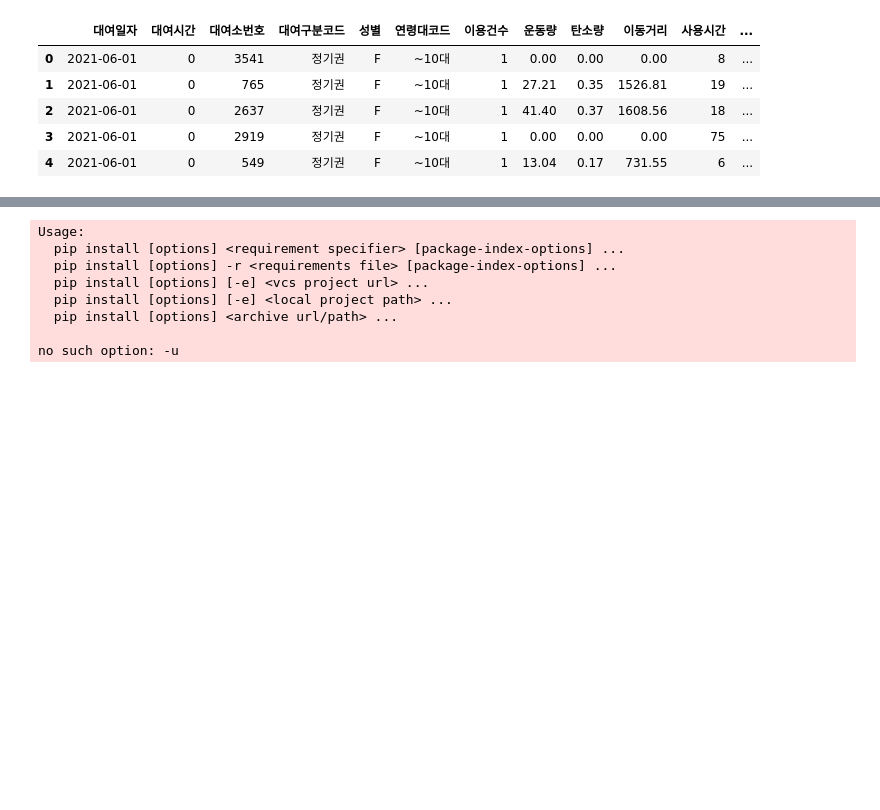
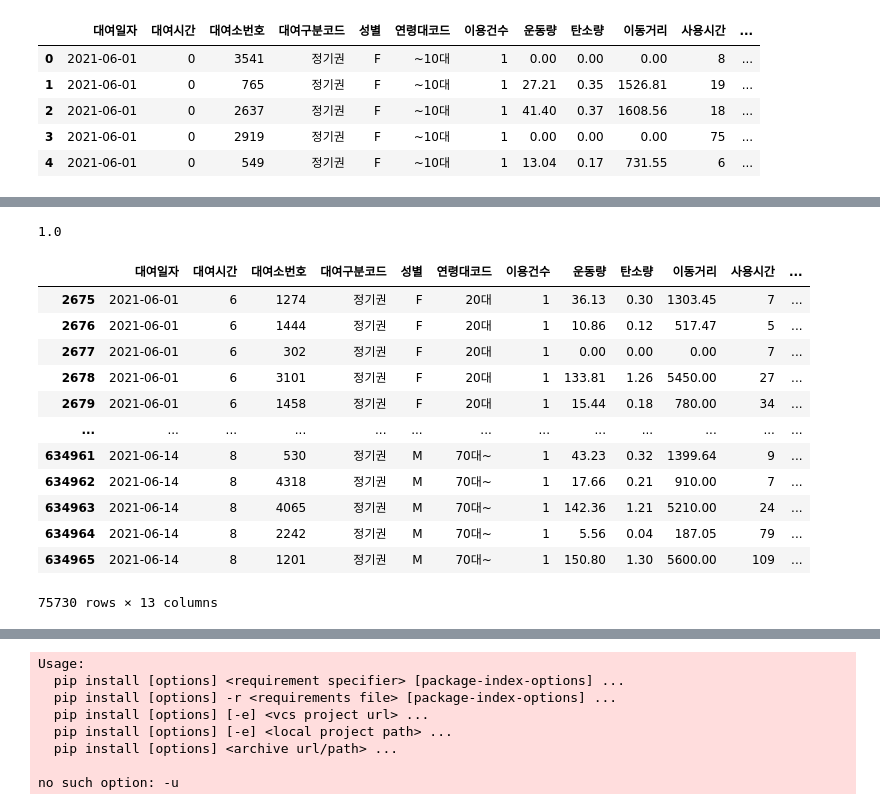
Before and after one commit to hyunji2776/bigdata, a Jupyter notebook: DataManim_Type1_Excercise.ipynb, the cells around one changed output, grey strips where cells are left out. Drawn from its saved outputs; the diff is of its cells as text; code cells hidden in the pictures; blank space fills up the shorter version.

```diff
--- a/DataManim_Type1_Excercise.ipynb
+++ b/DataManim_Type1_Excercise.ipynb
@@ -904,0 +1075,6 @@ df.head()
+# %%
+ten = df[(df['연령대코드']=='~10대') & (df['대여일자']=='2021-06-07')]
+ten.reset_index(drop=True, inplace=True)
+ten['이용건수'].median()
+# %% [output]
+1.0
@@ -904,0 +1084,17 @@ df.head()
+# %%
+ans = df[(df['day_name'].isin(['Monday','Tuesday','Wednesday','Thursday','Friday'])) & (df['대여시간'].isin(['6','7','8']))]
+ans
+# %% [output]
+|  | 대여일자 | 대여시간 | 대여소번호 | 대여구분코드 | 성별 | 연령대코드 | 이용건수 | 운동량 | 탄소량 | 이동거리 | 사용시간 | ... |
+| 2675 | 2021-06-01 | 6 | 1274 | 정기권 | F | 20대 | 1 | 36.13 | 0.30 | 1303.45 | 7 | ... |
+| 2676 | 2021-06-01 | 6 | 1444 | 정기권 | F | 20대 | 1 | 10.86 | 0.12 | 517.47 | 5 | ... |
+| 2677 | 2021-06-01 | 6 | 302 | 정기권 | F | 20대 | 1 | 0.00 | 0.00 | 0.00 | 7 | ... |
+| 2678 | 2021-06-01 | 6 | 3101 | 정기권 | F | 20대 | 1 | 133.81 | 1.26 | 5450.00 | 27 | ... |
+| 2679 | 2021-06-01 | 6 | 1458 | 정기권 | F | 20대 | 1 | 15.44 | 0.18 | 780.00 | 34 | ... |
+| ... | ... | ... | ... | ... | ... | ... | ... | ... | ... | ... | ... | ... |
+| 634961 | 2021-06-14 | 8 | 530 | 정기권 | M | 70대~ | 1 | 43.23 | 0.32 | 1399.64 | 9 | ... |
+| 634962 | 2021-06-14 | 8 | 4318 | 정기권 | M | 70대~ | 1 | 17.66 | 0.21 | 910.00 | 7 | ... |
+| 634963 | 2021-06-14 | 8 | 4065 | 정기권 | M | 70대~ | 1 | 142.36 | 1.21 | 5210.00 | 24 | ... |
+| 634964 | 2021-06-14 | 8 | 2242 | 정기권 | M | 70대~ | 1 | 5.56 | 0.04 | 187.05 | 79 | ... |
+| 634965 | 2021-06-14 | 8 | 1201 | 정기권 | M | 70대~ | 1 | 150.80 | 1.30 | 5600.00 | 109 | ... |
+75730 rows × 13 columns
```
Also changed, not shown: parts of 74 cells of this notebook.
